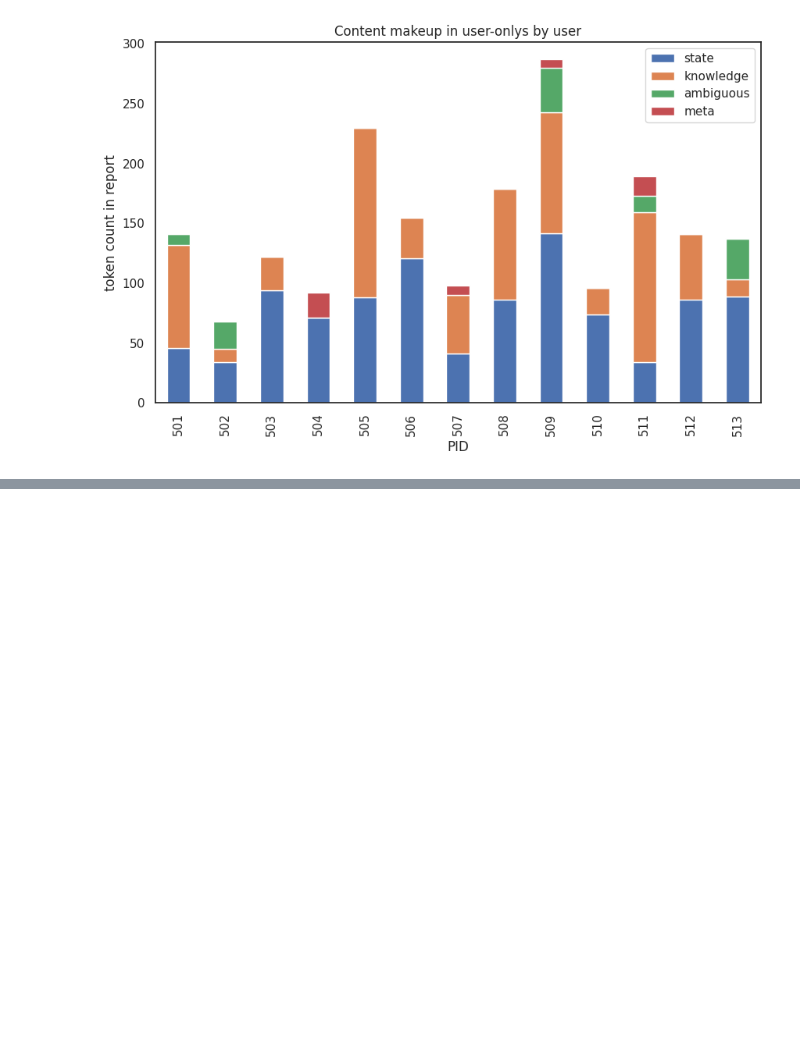
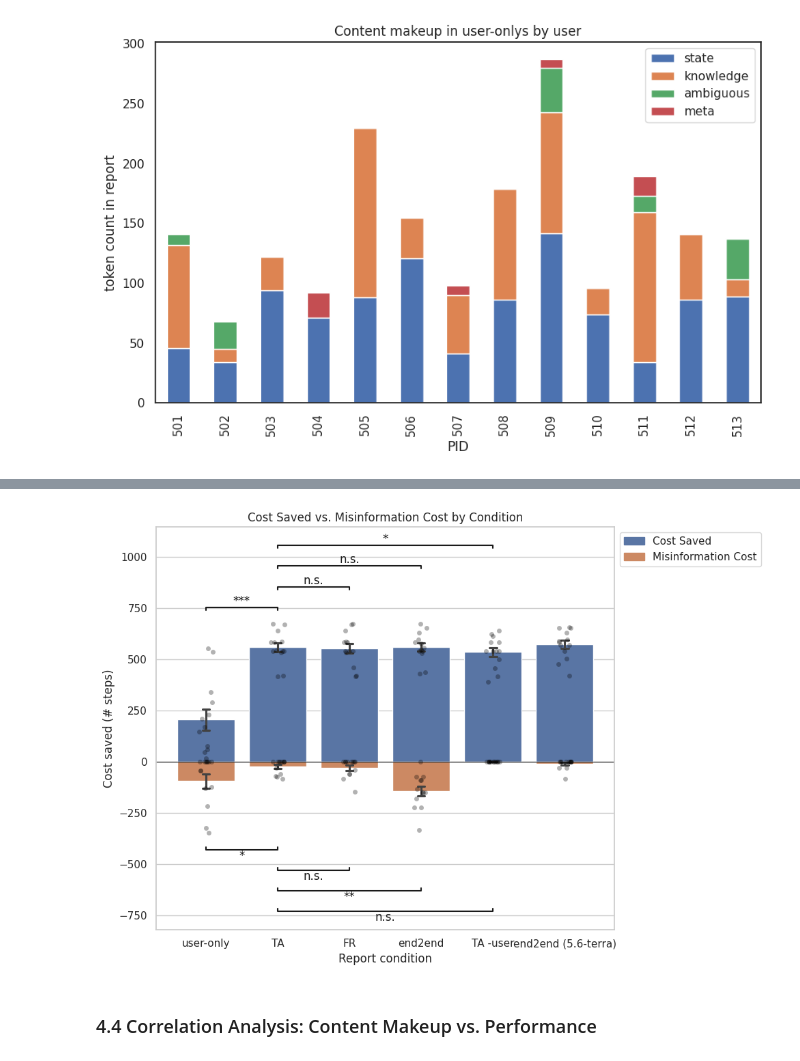
Before and after one commit to cairo-robotics/verbal_task_handover, a Jupyter notebook: analysis/statistical_analysis.ipynb, the cells around one changed output, grey strips where cells are left out. Drawn from its saved outputs; the diff is of its cells as text; code cells hidden in the pictures; blank space fills up the shorter version.

```diff
--- a/analysis/statistical_analysis.ipynb
+++ b/analysis/statistical_analysis.ipynb
@@ -753,0 +583,75 @@ notes from meeting with brad
+# %%
+import matplotlib.patches as mpatches
+
+sns.set_theme(style="whitegrid")
+df_iac["inverse_misinfo_cost"] = df_iac["iac_misinformation_cost"] * -1
+conditions_to_plot = ["user-only", "TA", "FR", "end2end", "TA -user", "end2end (5.6-terra)"]
+plot_df = df_iac[df_iac['condition'].isin(conditions_to_plot)]
+
+fig, ax = plt.subplots(figsize=(10, 7))
+x = list(range(len(conditions_to_plot)))
+width = 0.35
+
+sns.barplot(data=plot_df, x='condition', y="iac_cost_saved", ax=ax, capsize=.1, errorbar='se',
+                order=conditions_to_plot,
+                )
+sns.stripplot(data=plot_df, x='condition', y="iac_cost_saved", ax=ax, color='black', alpha=0.3,
+                order=conditions_to_plot)
+
+sns.barplot(data=plot_df, x='condition', y="inverse_misinfo_cost", ax=ax, capsize=.1, errorbar='se',
+                order=conditions_to_plot,
+                )
+sns.stripplot(data=plot_df, x='condition', y="inverse_misinfo_cost", ax=ax, color='black', alpha=0.3,
+                order=conditions_to_plot)
+
+
+# # Add post-hoc significance markers if available
+idx_map = {c: idx for idx, c in enumerate(conditions_to_plot)}
+
+# for positive (cost_saved)
+metric = "iac_cost_saved"
+metric_posthoc = posthoc_df[posthoc_df['Metric'] == metric]
+
+max_y = plot_df[metric].max()
+y_offset = max_y * 0.1
+curr_y = max_y + y_offset
+
+for _, row in metric_posthoc.iterrows():
+    p_adj = row['p-adj']
+    p1_name, p2_name = row['Comparison'].split(' vs ')
+    if p1_name in conditions_to_plot and p2_name in conditions_to_plot:
+        annotate_stats(ax, p_adj, idx_map[p1_name], idx_map[p2_name], curr_y, y_offset*0.2)
+        curr_y += (y_offset * 1.5)
+
+# for negative (misinfo cost)
+metric = "iac_misinformation_cost"
+metric_posthoc = posthoc_df[posthoc_df['Metric'] == metric]
+max_y = plot_df[metric].max()
+curr_y = max_y * -1 - y_offset
+for _, row in metric_posthoc.iterrows():
+    p_adj = row['p-adj']
+    p1_name, p2_name = row['Comparison'].split(' vs ')
+    if p1_name in conditions_to_plot and p2_name in conditions_to_plot:
+        annotate_stats_inverted(ax, p_adj, idx_map[p1_name], idx_map[p2_name], curr_y, y_offset*0.2)
+        curr_y -= (y_offset * 1.5)
+
+
+ax.axhline(0, color="black", linewidth=0.8)
+ax.set_ylabel("Cost saved (# steps)")
+ax.set_xlabel("Report condition")
+ax.set_title("Cost Saved vs. Misinformation Cost by Condition")
+
+cost_saved_color = ax.patches[0].get_facecolor()
+misinfo_color = ax.patches[len(conditions_to_plot)].get_facecolor()
+
+cost_saved_patch = mpatches.Patch(color=cost_saved_color, label='Cost Saved')
+misinfo_patch = mpatches.Patch(color=misinfo_color, label='Misinformation Cost')
+
+ax.legend(handles=[cost_saved_patch, misinfo_patch], bbox_to_anchor=(1, 1))
+
+plt.tight_layout()
+plt.show()
+# %% [output]
+[figure, added]
+# %% [markdown]
+### 4.4 Correlation Analysis: Content Makeup vs. Performance
```
Also changed, not shown: parts of 55 cells of this notebook.
